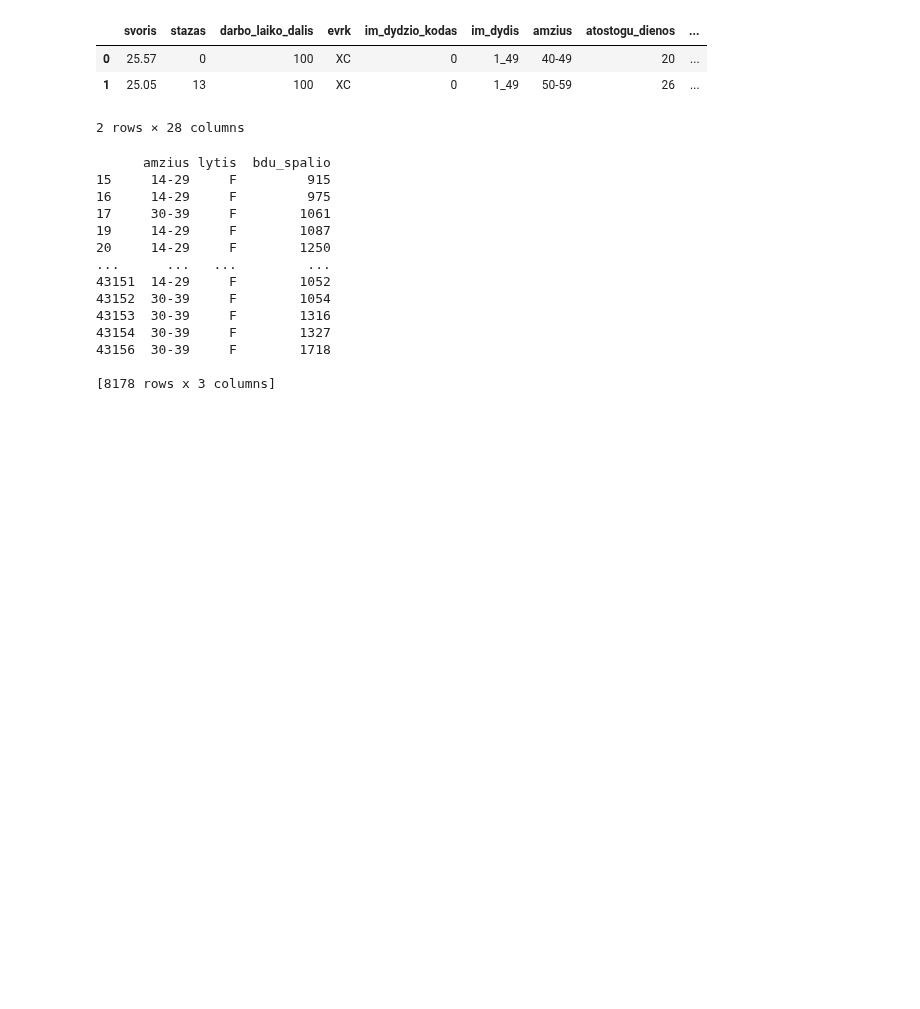
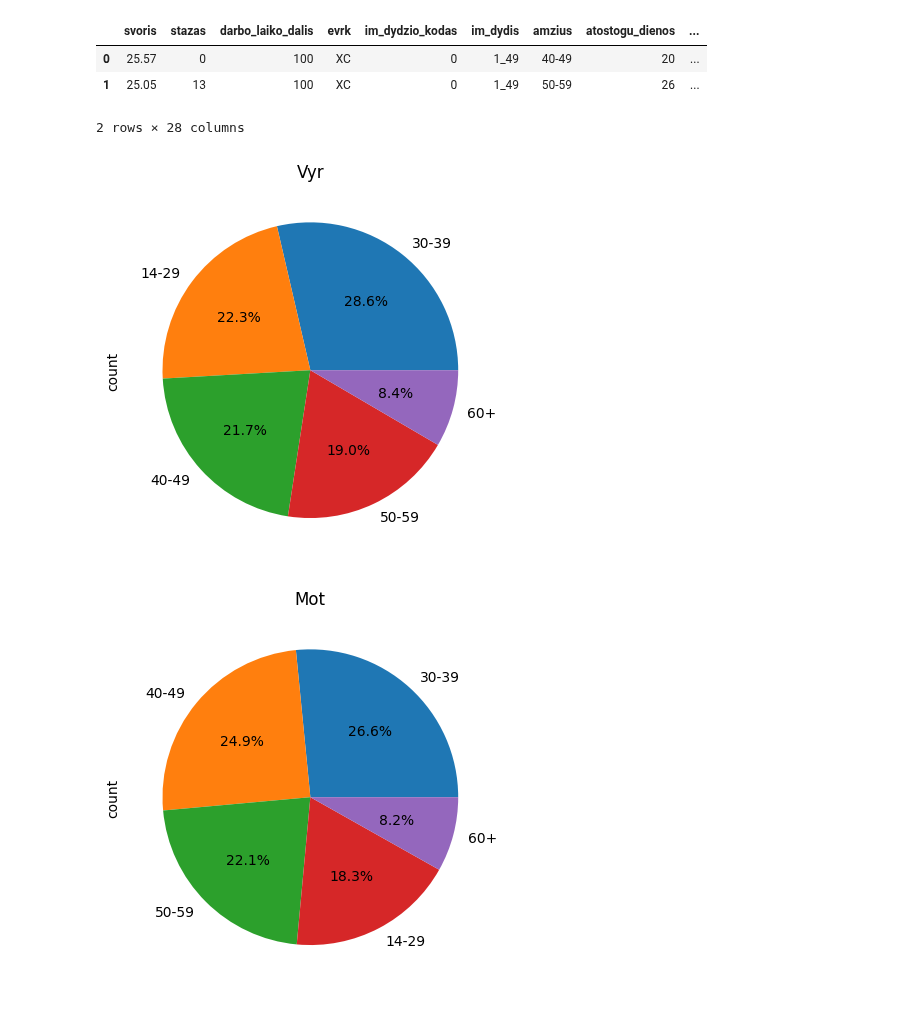
Before and after one commit to ISeeBugsEverywhere/DataScienceNotebooks, a Jupyter notebook: Studentai/PauliusS/Paskaita28 (Panda2).ipynb, the cells around one changed output. Saved outputs shown, nothing was run; the diff lists cells and outputs as text; code cells hidden in the pictures; blank space fills up the shorter version.

```diff
--- a/Studentai/PauliusS/Paskaita28 (Panda2).ipynb
+++ b/Studentai/PauliusS/Paskaita28 (Panda2).ipynb
@@ -287,27 +287,31 @@ a.head(2)
 # %%
 b = a[['amzius', 'lytis', 'bdu_spalio']]  #nurodome kuriuos stulpelius paimame is originalios lenteles
 b.head(10)
 
 moterys = b[b['lytis']=='F']    #stulpelis moteru
 vyrai = b[b['lytis']=='M']      #stulpelis vyru
 
 mot_vidurkis = moterys['bdu_spalio'].mean()
 vyr_vidurkis = vyrai['bdu_spalio'].mean()
+bendras_vidurkis = a['bdu_spalio'].mean()
 
-mot_virs = moterys[moterys['bdu_spalio'] > mot_vidurkis]
-vyr_virs = vyrai[vyrai['bdu_spalio'] > vyr_vidurkis]
+mot_virs = moterys[moterys['bdu_spalio'] > bendras_vidurkis]
+vyr_virs = vyrai[vyrai['bdu_spalio'] > bendras_vidurkis]
+
+mot_virs2 = mot_virs['amzius'].value_counts()
+vyr_virs2 = vyr_virs['amzius'].value_counts()
+
+# mot_virs2.head(5)
+# vyr_virs2.head(5)
+
+
+vyr_virs2.plot(kind='pie', autopct='%1.1f%%')
+plt.title('Vyr')
+plt.show()
+
+mot_virs2.plot(kind='pie', autopct='%1.1f%%')
+plt.title('Mot')
+plt.show()
 # %% [output]
-      amzius lytis  bdu_spalio
-15     14-29     F         915
-16     14-29     F         975
-17     30-39     F        1061
-19     14-29     F        1087
-20     14-29     F        1250
-...      ...   ...         ...
-43151  14-29     F        1052
-43152  30-39     F        1054
-43153  30-39     F        1316
-43154  30-39     F        1327
-43156  30-39     F        1718
-
-[8178 rows x 3 columns]
+[figure, added]
+[figure, added]
```
Also changed, not shown: parts of 2 cells of this notebook.
